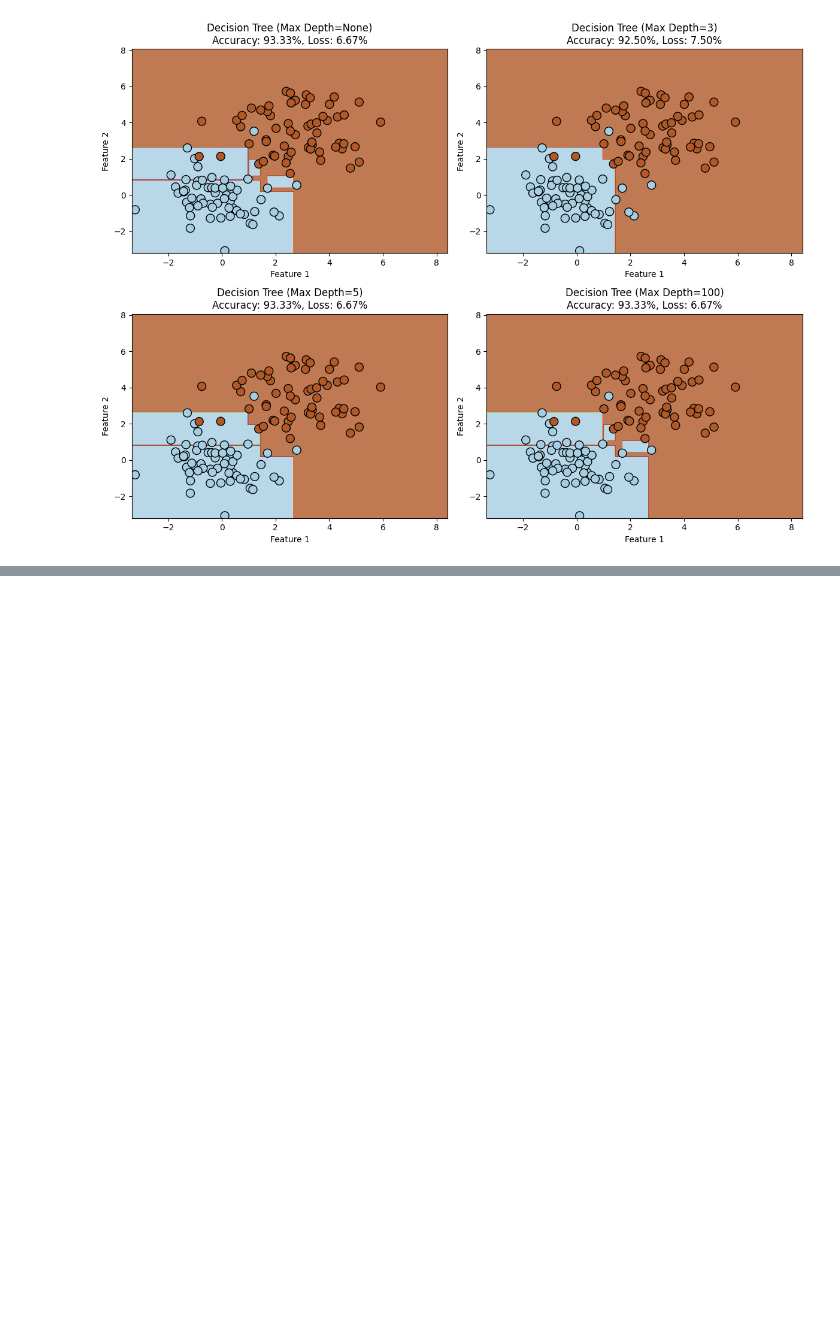
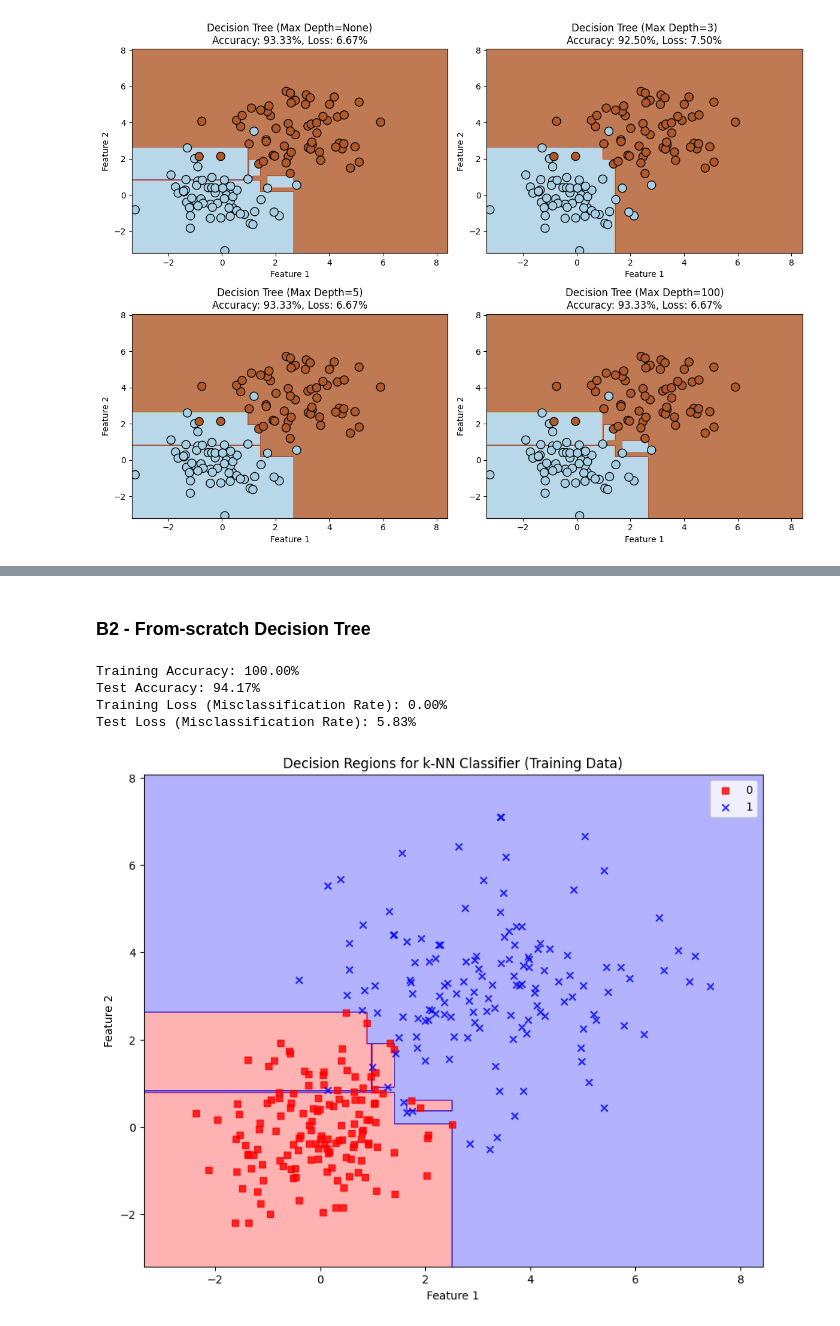
Before and after one commit to COMP4702-UQ/Pracs-notebook, a Jupyter notebook: PracW2.ipynb, the cells around one changed output, grey strips where cells are left out. Drawn from its saved outputs; the diff is of its cells as text; code cells hidden in the pictures; blank space fills up the shorter version.

```diff
--- a/PracW2.ipynb
+++ b/PracW2.ipynb
@@ -208,0 +367,2 @@ plt.show()
+# %% [markdown]
+### B2 - From-scratch Decision Tree
@@ -208,0 +566,19 @@ plt.show()
+# %%
+# Q5a
+decision_tree_classifier = DecisionTreeClassifier(random_state=42)
+# %% [output]
+Training Accuracy: 100.00%
+Test Accuracy: 94.17%
+Training Loss (Misclassification Rate): 0.00%
+Test Loss (Misclassification Rate): 5.83%
+# %%
+# Q5b
+plt.figure(figsize=(10, 8))
+plot_decision_regions(X_train.values, y_train.values, decision_tree_classifier)
+plt.title('Decision Regions for k-NN Classifier (Training Data)')
+plt.xlabel('Feature 1')
+plt.ylabel('Feature 2')
+plt.legend(loc='upper right')
+plt.show()
+# %% [output]
+[figure, added]
```
Also changed, not shown: parts of 9 cells of this notebook.
